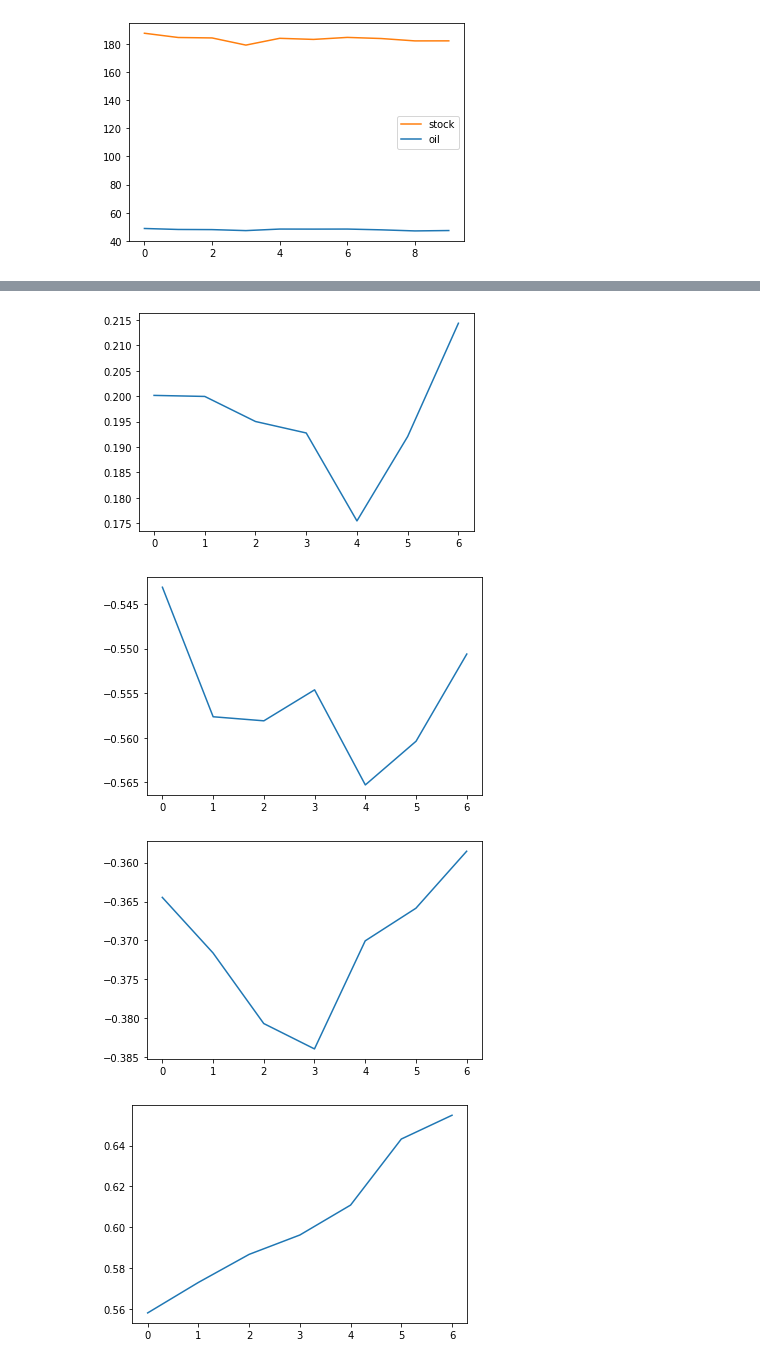
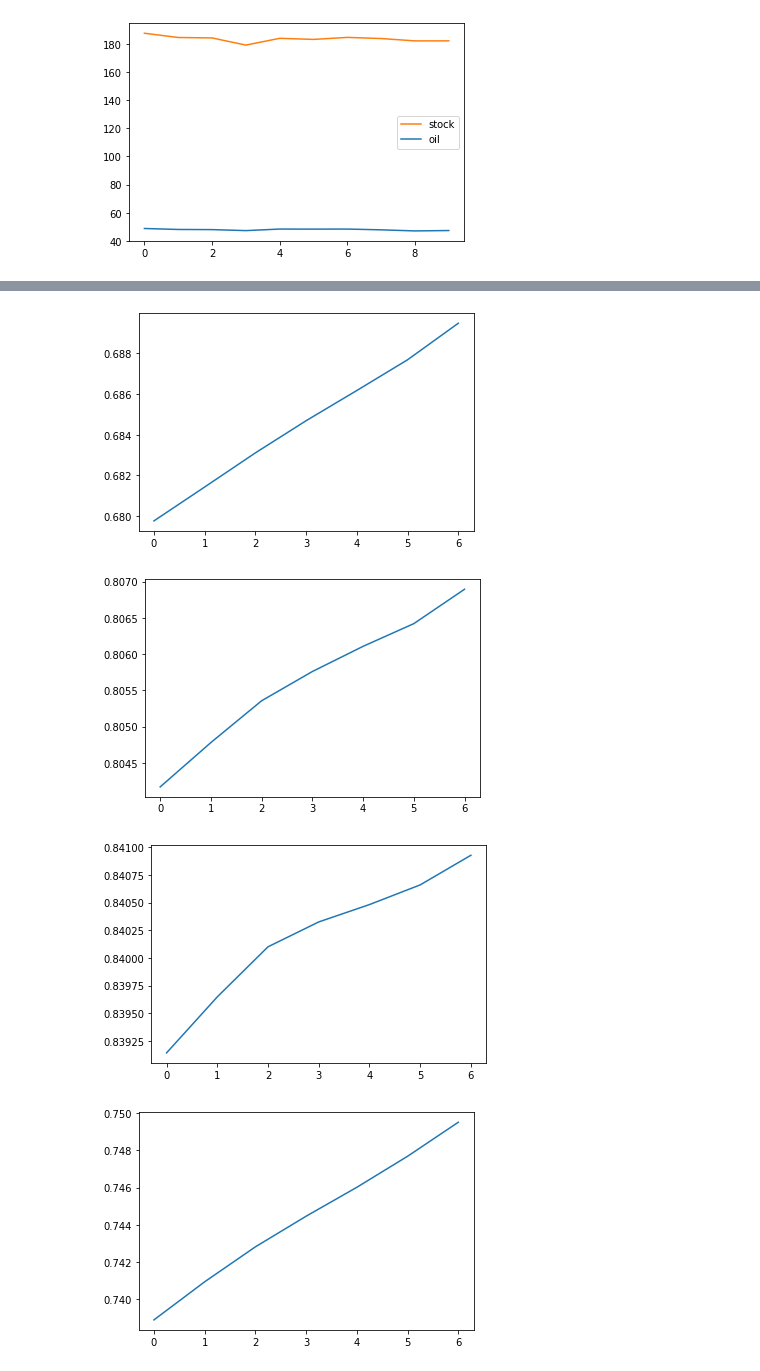
Before and after one commit to Dhrumilsoni/rmds, a Jupyter notebook: parse_files_for_graphs/oil_stock_correlation.ipynb, the cells around one changed output, grey strips where cells are left out. Drawn from its saved outputs; the diff is of its cells as text; code cells hidden in the pictures.

```diff
--- a/parse_files_for_graphs/oil_stock_correlation.ipynb
+++ b/parse_files_for_graphs/oil_stock_correlation.ipynb
@@ -189,15 +200,15 @@ print_stats = False
 plot_stats = True
 c = 1
 for merge_df in merge_dfs:
-    oil_price = merge_df["Value_x"][:50]
-    stock_price = merge_df["Value_y"][:50]
+    oil_price = merge_df["Value_x"]
+    stock_price = merge_df["Value_y"]
 #     print(len(oil_price))
     print_stats and print("df: {}".format(c))
     print_stats and  print()
     c += 1
     corrs = []
     for lag in range(7):
-        corr = find_lagged_correlation(oil_price, stock_price, lag)
+        corr = find_lagged_correlation(stock_price, oil_price, lag)
         corrs.append(corr)
         print_stats and print('lag: {}, corr: {}'.format(lag, corr))
 
@@ -209,4 +220,4 @@ for merge_df in merge_dfs:
-[figure, old version]
+[figure, new version]
-[figure, old version]
+[figure, new version]
-[figure, old version]
+[figure, new version]
-[figure, old version]
+[figure, new version]
```
Also changed, not shown: parts of 5 cells of this notebook, 5 other files.
